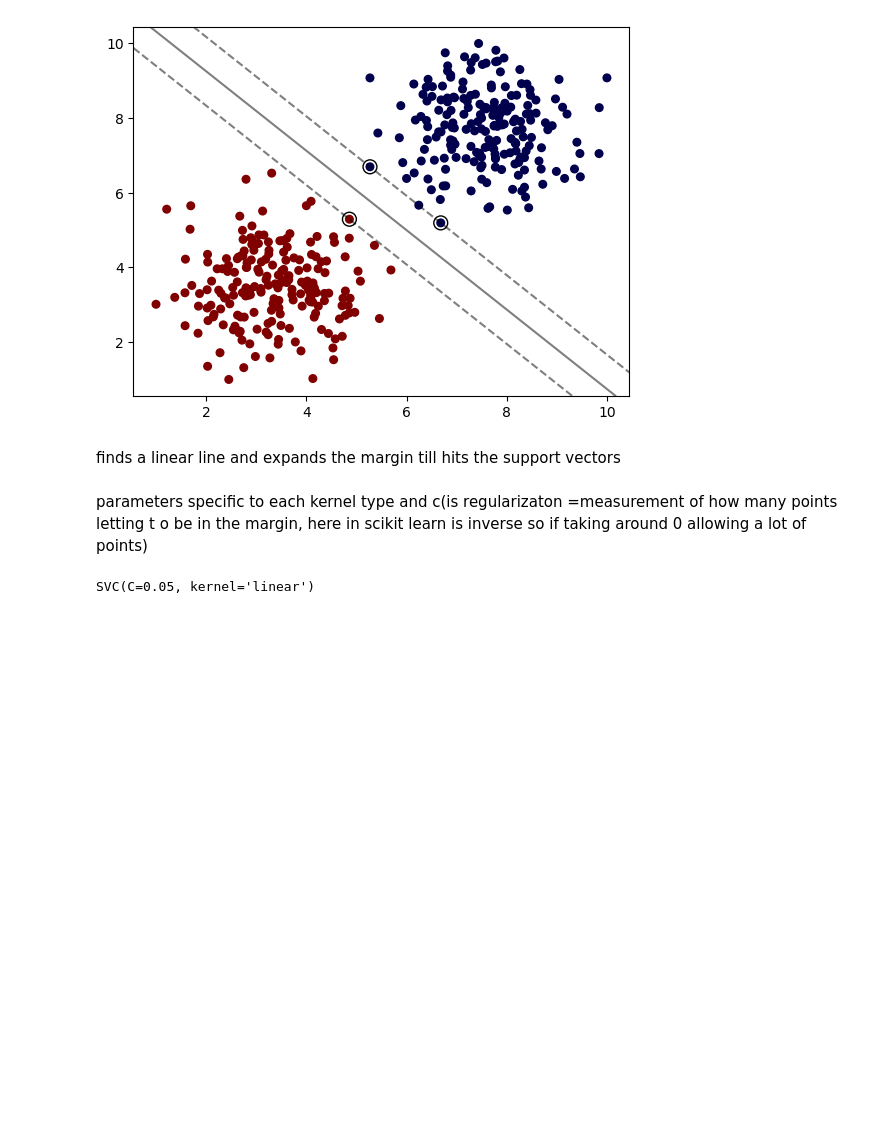
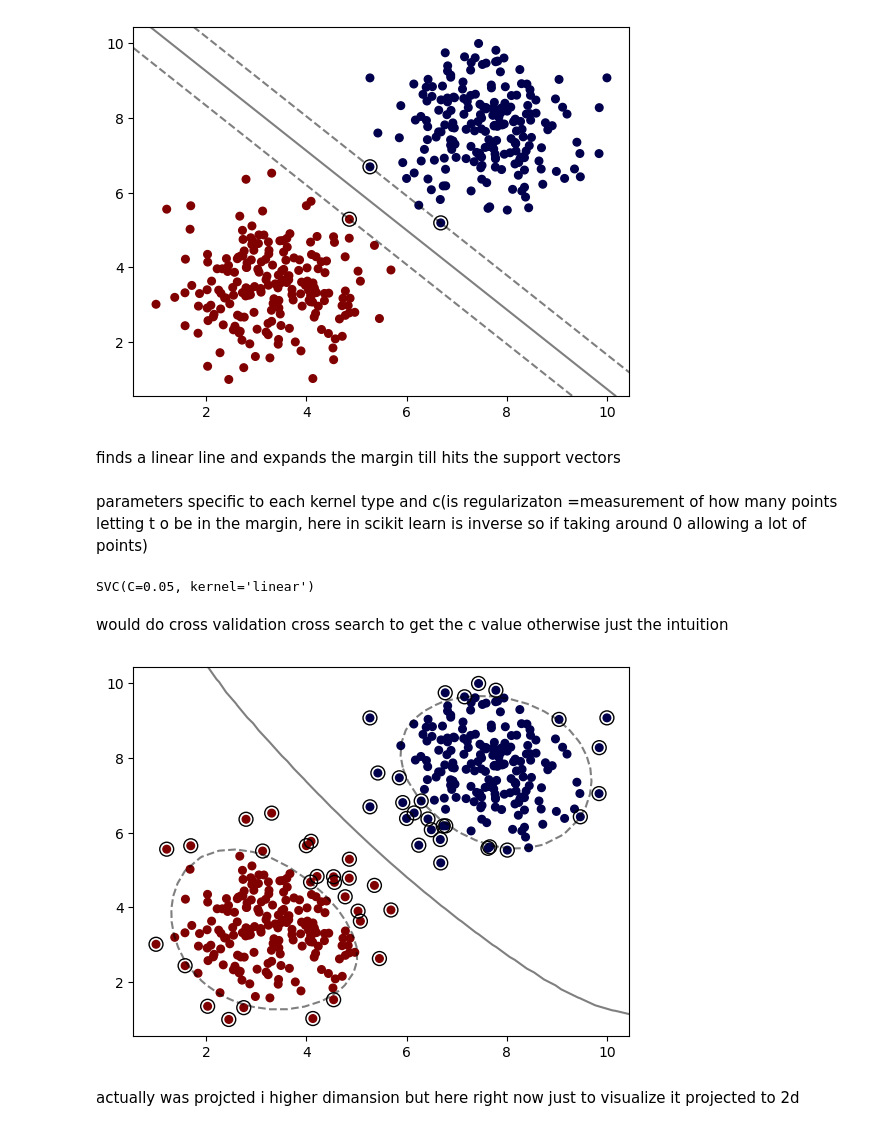
Before and after one commit to taniyeahh7/SupervisednUnsupervised, a Jupyter notebook: svmMouse.ipynb, the cells around one changed output. Saved outputs shown, nothing was run; the diff lists cells and outputs as text; code cells hidden in the pictures; blank space fills up the shorter version.

```diff
--- a/svmMouse.ipynb
+++ b/svmMouse.ipynb
@@ -78,3 +78,14 @@ model=SVC(kernel='linear',C=0.05)
 model.fit(X,y)
 # %% [output]
 SVC(C=0.05, kernel='linear')
+# %% [markdown]
+would do cross validation cross search to get the c value otherwise just the intuition
+# %%
+model=SVC(kernel='rbf',C=0.1)
+# 3performs well in wide variety of data and is default
+model.fit(X,y)
+plot_svm_boundary(model,X,y)
+# %% [output]
+[figure, added]
+# %% [markdown]
+actually was projcted i higher dimansion but here right now just to visualize it projected to 2d
```
